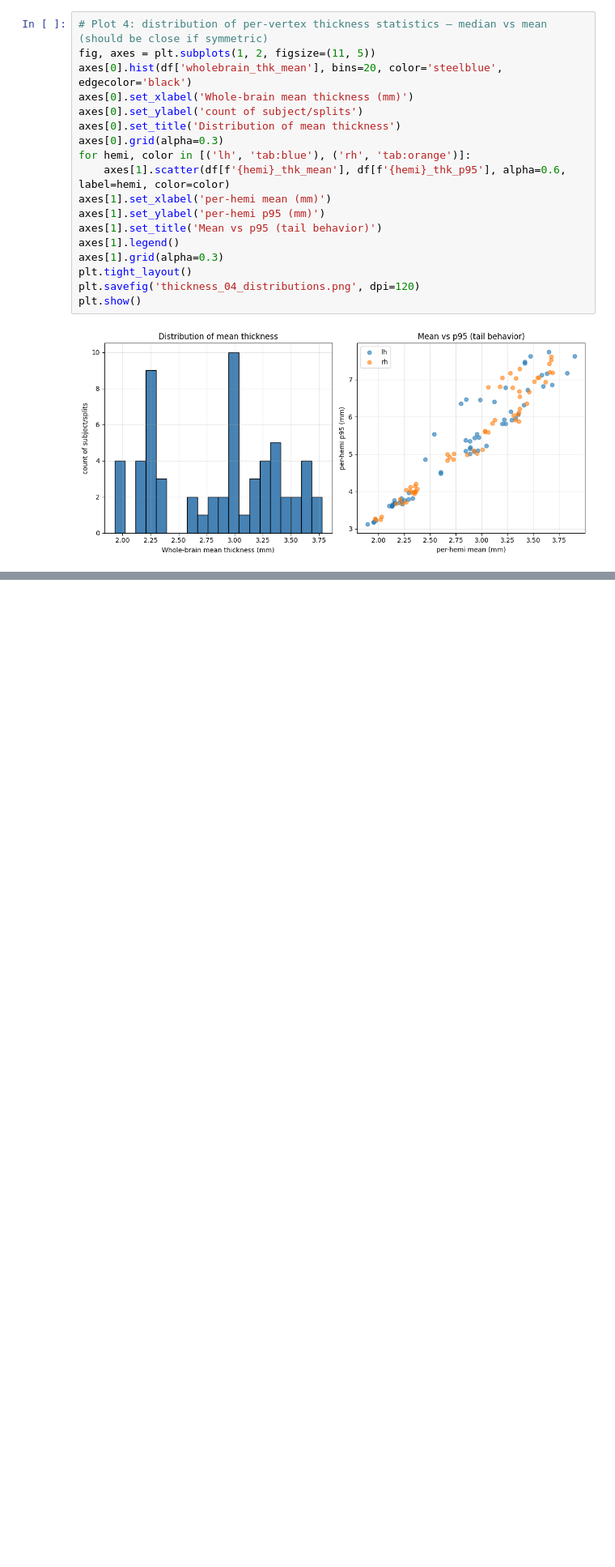
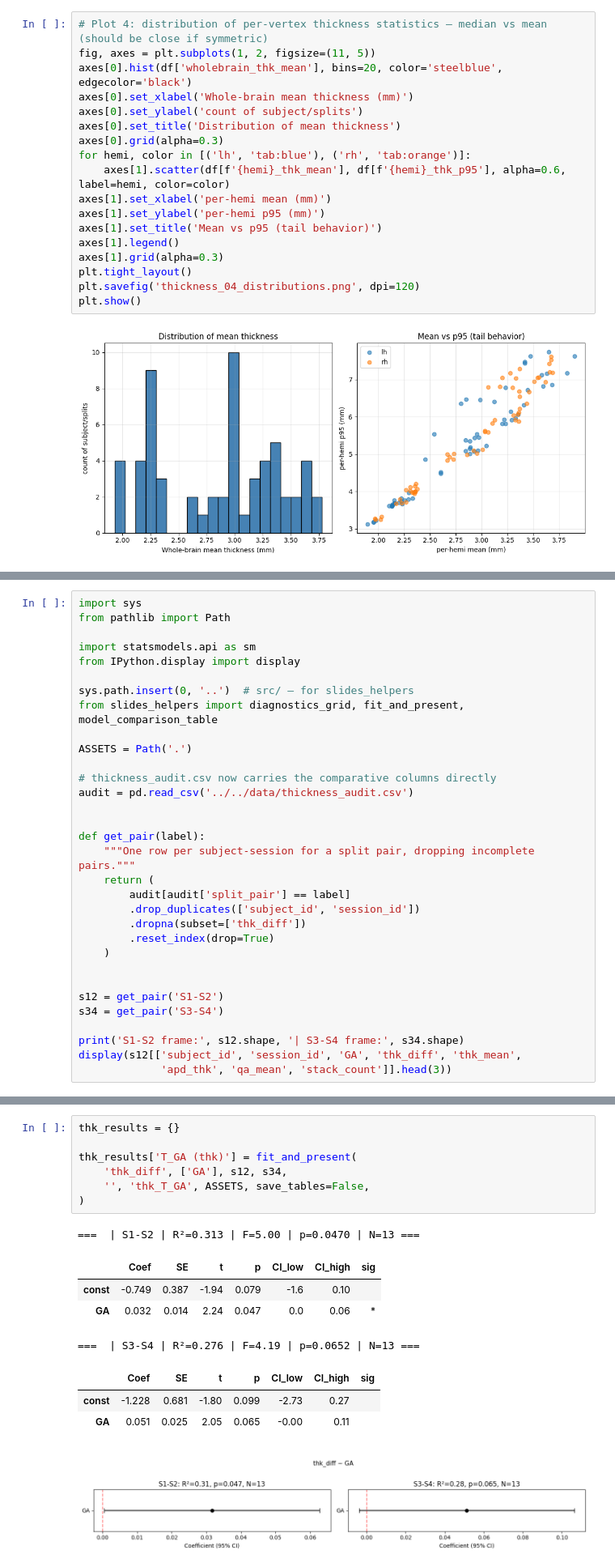
Before and after one commit to Y0z64/Reliability-analisys-FNNDSC, a Jupyter notebook: src/surface_analysis/thickness_analysis.ipynb, the cells around one changed output, grey strips where cells are left out. Shown at 81% size. Drawn from its saved outputs; the diff is of its cells as text; blank space fills up the shorter version.

```diff
--- a/src/surface_analysis/thickness_analysis.ipynb
+++ b/src/surface_analysis/thickness_analysis.ipynb
@@ -216,0 +235,32 @@ plt.show()
+# %%
+import sys
+from pathlib import Path
+
+import statsmodels.api as sm
+from IPython.display import display
+
+sys.path.insert(0, '..')  # src/ — for slides_helpers
+from slides_helpers import diagnostics_grid, fit_and_present, model_comparison_table
+
+ASSETS = Path('.')
+
+# thickness_audit.csv now carries the comparative columns directly
+audit = pd.read_csv('../../data/thickness_audit.csv')
+
+
+def get_pair(label):
+    """One row per subject-session for a split pair, dropping incomplete pairs."""
+    return (
+        audit[audit['split_pair'] == label]
+        .drop_duplicates(['subject_id', 'session_id'])
+        .dropna(subset=['thk_diff'])
+        .reset_index(drop=True)
+    )
+
+
+s12 = get_pair('S1-S2')
+s34 = get_pair('S3-S4')
+
+print('S1-S2 frame:', s12.shape, '| S3-S4 frame:', s34.shape)
+display(s12[['subject_id', 'session_id', 'GA', 'thk_diff', 'thk_mean',
+             'apd_thk', 'qa_mean', 'stack_count']].head(3))
@@ -216,0 +304,17 @@ plt.show()
+# %%
+thk_results = {}
+
+thk_results['T_GA (thk)'] = fit_and_present(
+    'thk_diff', ['GA'], s12, s34,
+    '', 'thk_T_GA', ASSETS, save_tables=False,
+)
+# %% [output]
+===  | S1-S2 | R²=0.313 | F=5.00 | p=0.0470 | N=13 ===
+|  | Coef | SE | t | p | CI_low | CI_high | sig |
+| const | -0.749 | 0.387 | -1.94 | 0.079 | -1.6 | 0.10 |  |
+| GA | 0.032 | 0.014 | 2.24 | 0.047 | 0.0 | 0.06 | * |
+===  | S3-S4 | R²=0.276 | F=4.19 | p=0.0652 | N=13 ===
+|  | Coef | SE | t | p | CI_low | CI_high | sig |
+| const | -1.228 | 0.681 | -1.80 | 0.099 | -2.73 | 0.27 |  |
+| GA | 0.051 | 0.025 | 2.05 | 0.065 | -0.00 | 0.11 |  |
+[figure, added]
```
Also changed, not shown: parts of 47 cells of this notebook, 11 other files.
